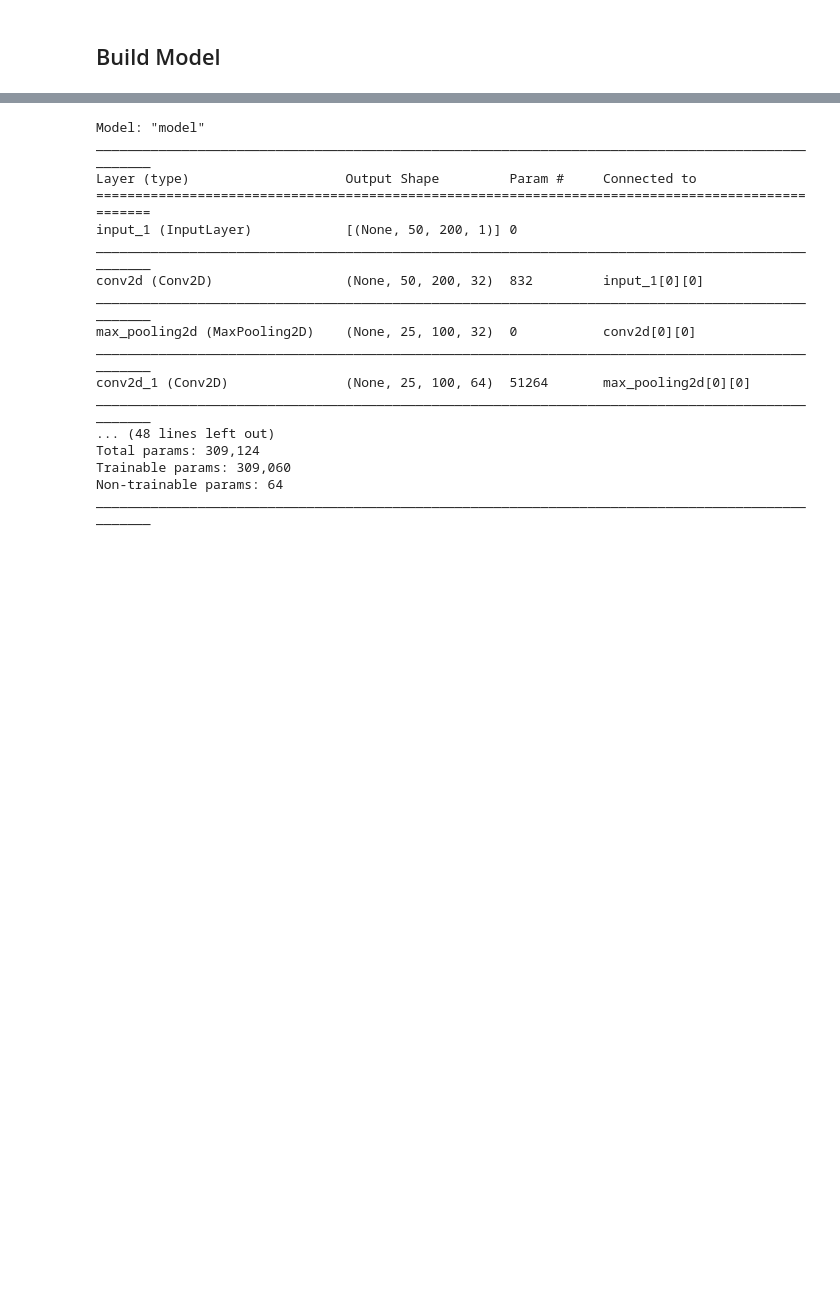
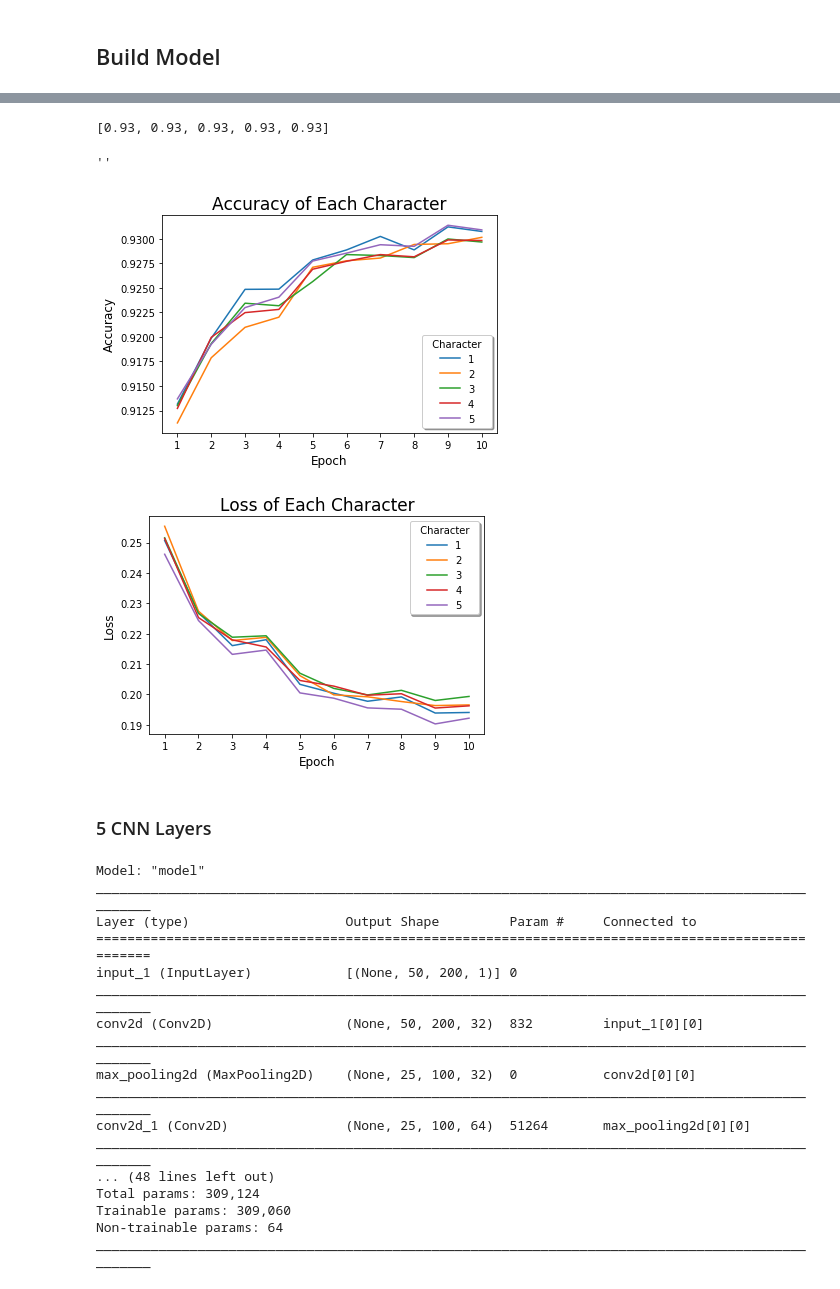
Before and after one commit to rzhao97/captcha, a Jupyter notebook: notebooks/webapp_model.ipynb, the cells around one changed output, grey strips where cells are left out. Cells and saved outputs as stored; diff of their text form; code cells hidden in the pictures; blank space fills up the shorter version.

Commit message:
4 and 5 cnn layer models

```diff
--- a/notebooks/webapp_model.ipynb
+++ b/notebooks/webapp_model.ipynb
@@ -118,0 +156,4 @@ nX.shape, ny.shape, nlabels.shape
+# %%
+# Compile model
+model = Model(imgm, output)
+model.compile(loss='categorical_crossentropy', optimizer='adam', metrics=["accuracy"])
@@ -118,0 +180,3 @@ nX.shape, ny.shape, nlabels.shape
+# %%
+history = model.fit(nX, [ny[0], ny[1], ny[2], ny[3], ny[4]],
+                 batch_size=256, epochs=10, verbose=2, validation_split=0.2)
@@ -118,0 +201,43 @@ nX.shape, ny.shape, nlabels.shape
+# %%
+acc, loss = [], []
+for i, l in enumerate(history.history.values()):
+    if i >= 17:
+        acc.append(l)
+    elif i >= 12:
+        loss.append(l)
+        #print(i)
+# %%
+[max(i).round(2) for i in acc]
+# %% [output]
+[0.93, 0.93, 0.93, 0.93, 0.93]
+# %%
+# Get number of epochs
+epochs = range(len(acc[0]))
+
+# Plot validation accuracy per epoch
+for i in acc:
+    plt.plot(epochs, i)
+plt.legend(['1','2','3','4','5'], loc='lower right', title='  Character  ', shadow=True)
+plt.title('Accuracy of Each Character', fontdict={'size':'17'})
+plt.xlabel('Epoch', fontdict={'size':'12'})
+plt.ylabel('Accuracy', fontdict={'size':'12'})
+plt.xticks([0,1,2,3,4,5,6,7,8,9],[1,2,3,4,5,6,7,8,9,10])
+
+plt.savefig('../images/drawn_cap_accf.png')
+plt.figure()
+
+# Plot training and validation loss per epoch
+for i in loss:
+    plt.plot(epochs, i)
+plt.legend(['1','2','3','4','5'], loc='upper right', title='  Character  ', shadow=True)
+plt.title('Loss of Each Character', fontdict={'size':'17'})
+plt.xlabel('Epoch', fontdict={'size':'12'})
+plt.ylabel('Loss', fontdict={'size':'12'})
+plt.xticks([0,1,2,3,4,5,6,7,8,9],[1,2,3,4,5,6,7,8,9,10])
+
+plt.savefig('../images/drawn_cap_lossf.png')
+;
+# %% [output]
+''
+[figure, added]
+[figure, added]
@@ -119,3 +248,5 @@ nX.shape, ny.shape, nlabels.shape
+# %% [markdown]
+### 5 CNN Layers
 # %%
 # Model Outline
 input_shape = (50, 200, 1)
```
Also changed, not shown: parts of 10 cells of this notebook.
